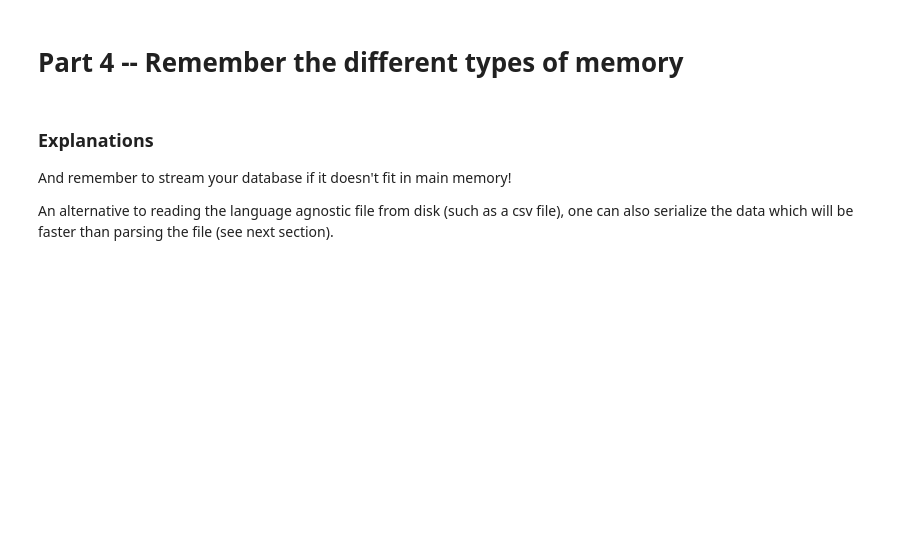
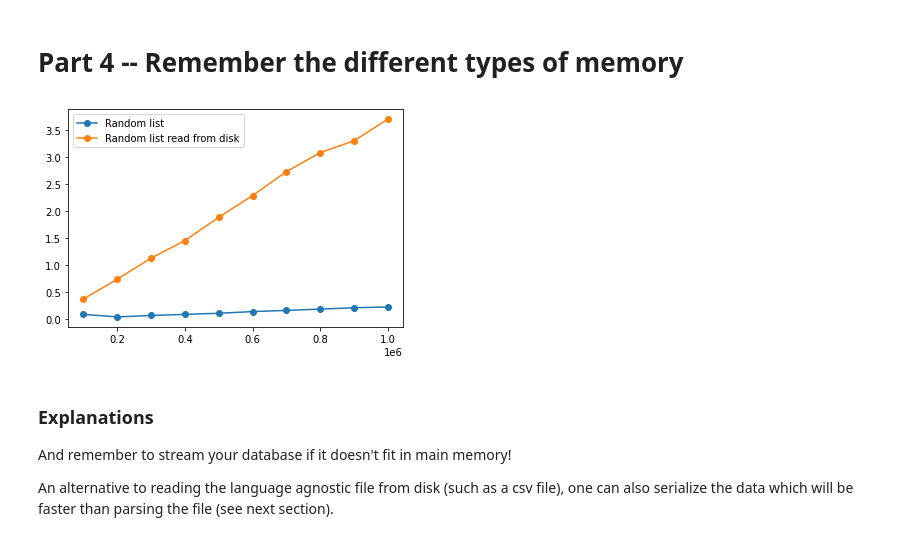
Before and after one commit to rduvignau/efficient-python-scripts, a Jupyter notebook: solution.ipynb, the cells around one changed output. Drawn from its saved outputs; the diff is of its cells as text; code cells hidden in the pictures; blank space fills up the shorter version.

```diff
--- a/solution.ipynb
+++ b/solution.ipynb
@@ -281,8 +279,11 @@ Depending on your system's configuration, you might experience different results
 # Part 4 -- Remember the different types of memory
 # %%
 compare(("Random list", lambda n: lambda: [random() for _ in range(n)]),
-        ("Random list read from disk", lambda n: lambda: [r[1] for r in file2stream(datafiles[n])]),
+        ("Random list read from disk", lambda n: lambda:
+             [r[1] for r in file2stream(join(DATA_FOLDER,f"data{n}.csv"))]),
         iterations=10, repetition=3)
+# %% [output]
+[figure, added]
 # %% [markdown]
 ### Explanations
 
```
Also changed, not shown: parts of 8 cells of this notebook.
